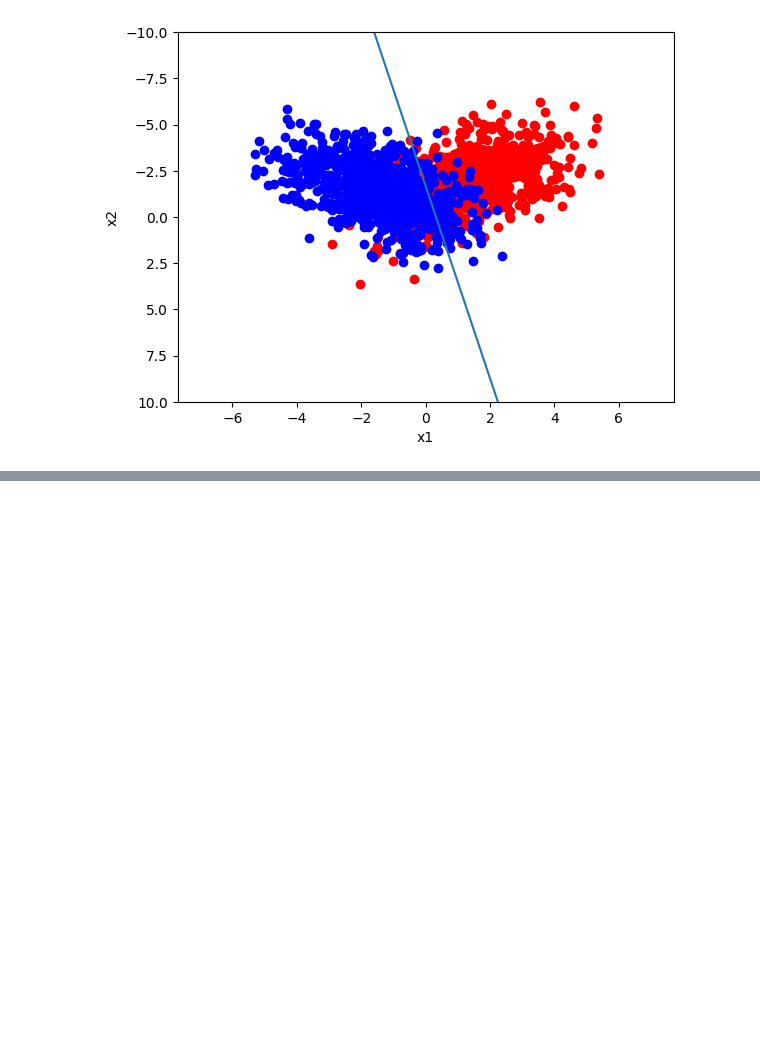
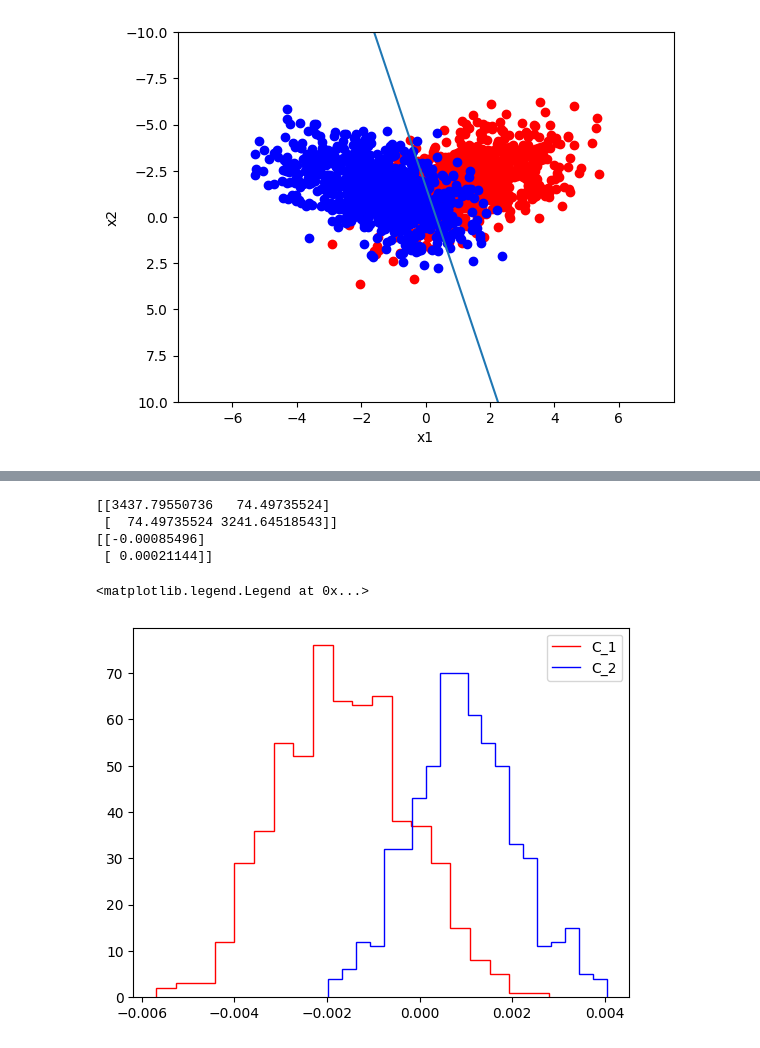
Before and after one commit to labani-01/PHY657, a Jupyter notebook: Module_4/ Module-4.ipynb, the cells around one changed output, grey strips where cells are left out. Saved outputs shown, nothing was run; the diff lists cells and outputs as text; code cells hidden in the pictures; blank space fills up the shorter version.

```diff
--- a/Module_4/ Module-4.ipynb
+++ b/Module_4/ Module-4.ipynb
@@ -67,6 +67,8 @@ print(len(X))
 # %%
 #training and test set (75% training set and 25% test set for predictive analysis
 X_train, X_test, Y_train, Y_test = train_test_split(X, Y, test_size=0.25, random_state=42)
+sample1_train = X_train[Y_train == 1]  # Extract points where Y_train == 1
+sample2_train = X_train[Y_train == -1]  # Extract points where Y_train == -1
 # Adding a column as the "Target" i.e. the predicted value for y
 #x1_x2_train = np.append(x1_train, x2_train, axis=0)
 #x1_x2_test = np.append(x1_test, x2_test, axis=0)
@@ -109,0 +120,25 @@ plt.show()
+# %%
+m1 = np.mean(sample1, axis=0) #mean column wise (row = 1, column = 2)
+m2 = np.mean(sample2, axis=0) #mean column wise (row = 1, column = 2)
+# %%
+S_m1 = np.dot((sample1 - m1).T, (sample1 - m1))
+S_m2 = np.dot((sample2 - m2).T, (sample2 - m2))
+S_w = S_m1 + S_m2
+print(S_w)
+w = np.dot(np.linalg.inv(S_w), (m2 - m1).reshape(-1,1))
+print(w)
+# %% [output]
+[[3437.79550736   74.49735524]
+ [  74.49735524 3241.64518543]]
+[[-0.00085496]
+ [ 0.00021144]]
+# %%
+fig = plt.figure()
+counts_1, bins_1 = np.histogram(np.array([i.dot(w) for i in sample1_train]), bins=20)
+counts_2, bins_2 = np.histogram(np.array([i.dot(w) for i in sample2_train]), bins=20)
+plt.stairs(counts_1, bins_1, color="red", label="C_1")
+plt.stairs(counts_2, bins_2, color="blue", label="C_2")
+plt.legend()
+# %% [output]
+<matplotlib.legend.Legend at 0x...>
+[figure, added]
```
Also changed, not shown: parts of 5 cells of this notebook.
